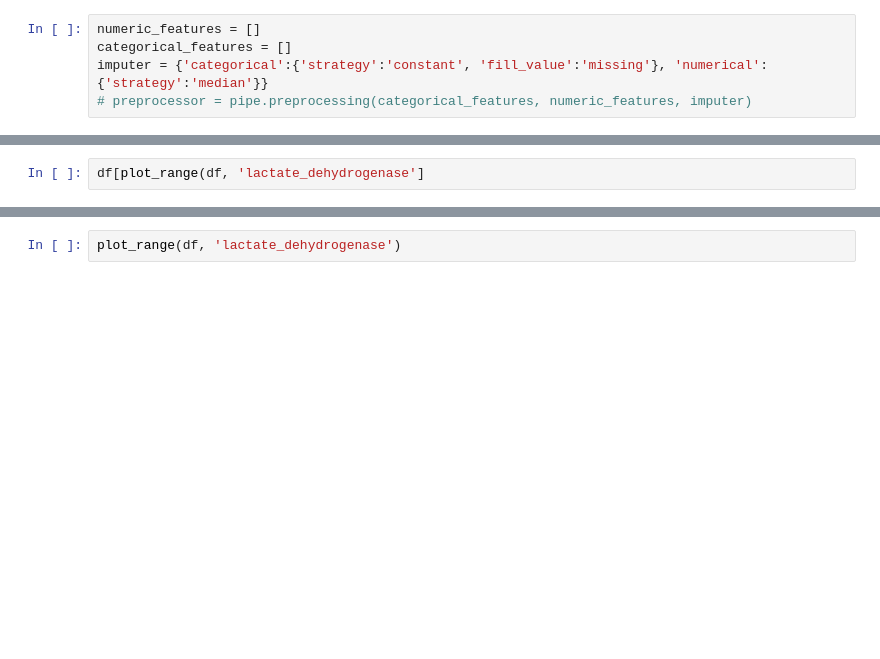
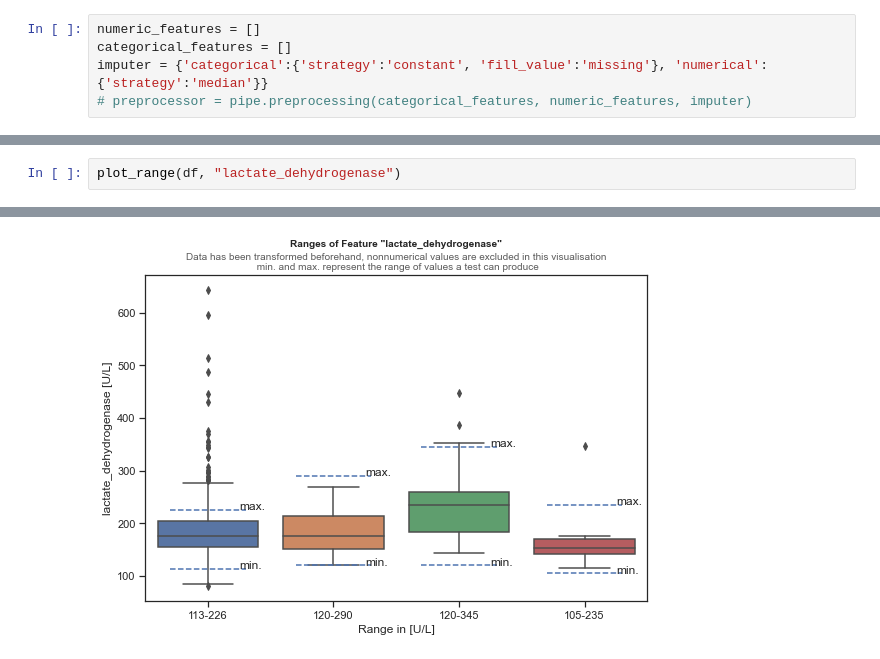
Before and after one commit to CrawTheOne/mirror_-fhnw_ds_fs2021_medical_challenge, a Jupyter notebook: preprocessing/preprocessing_Roman.ipynb, the cells around one changed output, grey strips where cells are left out. Cells and saved outputs as stored; diff of their text form; blank space fills up the shorter version.

```diff
--- a/preprocessing/preprocessing_Roman.ipynb
+++ b/preprocessing/preprocessing_Roman.ipynb
@@ -158,3 +297,3 @@ Unique values after transformation:
 # %%
-df[plot_range(df, 'lactate_dehydrogenase']
+plot_range(df, "lactate_dehydrogenase")
 # %% [output]
@@ -162,2 +300 @@ SyntaxError: closing parenthesis ']' does not match opening parenthesis '(' (<ip
+[figure, added]
-# %%
-plot_range(df, 'lactate_dehydrogenase')
```
Also changed, not shown: parts of 18 cells of this notebook.
